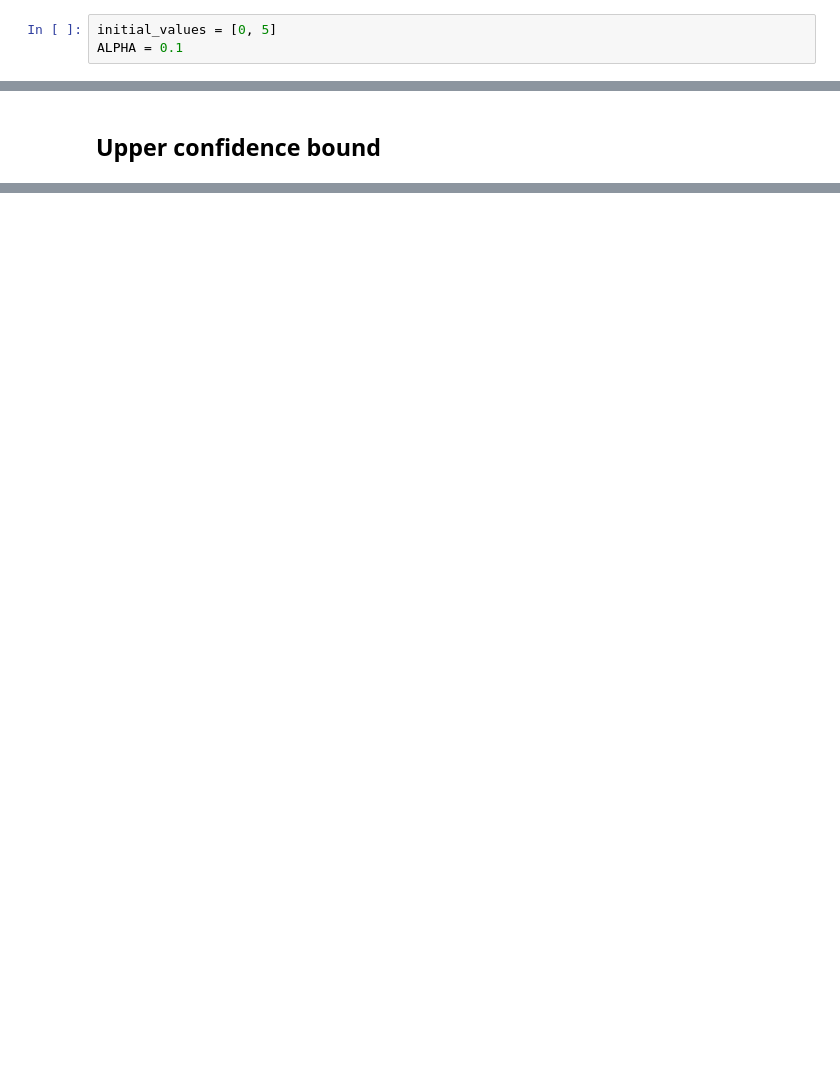
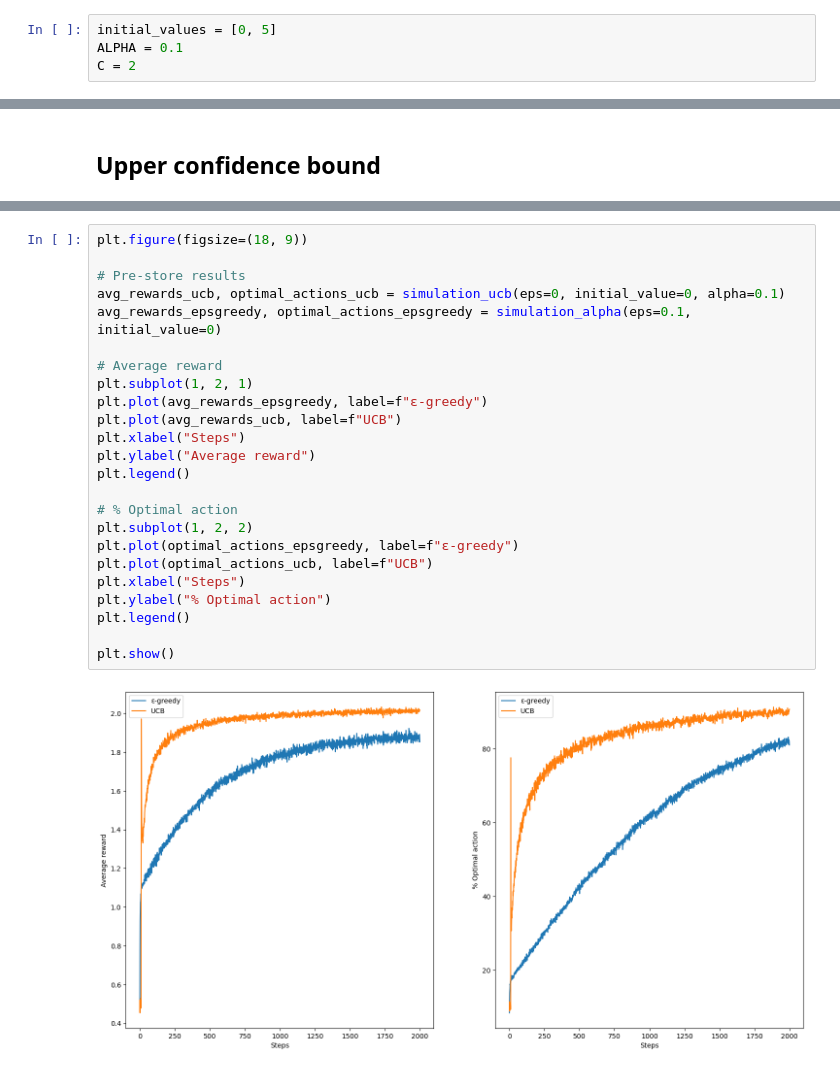
Before and after one commit to abderrahimrhitrif/rl, a Jupyter notebook: n-arms-bandit.ipynb, the cells around one changed output, grey strips where cells are left out. Drawn from its saved outputs; the diff is of its cells as text; blank space fills up the shorter version.

```diff
--- a/n-arms-bandit.ipynb
+++ b/n-arms-bandit.ipynb
@@ -178,6 +178,7 @@ plt.show()
 # %%
 initial_values = [0, 5]
 ALPHA = 0.1
+C = 2
 # %%
 def simulation_alpha(eps, steps = STEPS, runs= RUNS, initial_value = INITIAL_VALUE, alpha=ALPHA):
     rewards = np.zeros(steps)
@@ -230,0 +257,26 @@ plt.show()
+# %%
+plt.figure(figsize=(18, 9))
+
+# Pre-store results
+avg_rewards_ucb, optimal_actions_ucb = simulation_ucb(eps=0, initial_value=0, alpha=0.1)
+avg_rewards_epsgreedy, optimal_actions_epsgreedy = simulation_alpha(eps=0.1, initial_value=0)
+
+# Average reward
+plt.subplot(1, 2, 1)
+plt.plot(avg_rewards_epsgreedy, label=f"ε-greedy")
+plt.plot(avg_rewards_ucb, label=f"UCB")
+plt.xlabel("Steps")
+plt.ylabel("Average reward")
+plt.legend()
+
+# % Optimal action
+plt.subplot(1, 2, 2)
+plt.plot(optimal_actions_epsgreedy, label=f"ε-greedy")
+plt.plot(optimal_actions_ucb, label=f"UCB")
+plt.xlabel("Steps")
+plt.ylabel("% Optimal action")
+plt.legend()
+
+plt.show()
+# %% [output]
+[figure, added]
```
Also changed, not shown: parts of 5 cells of this notebook.
